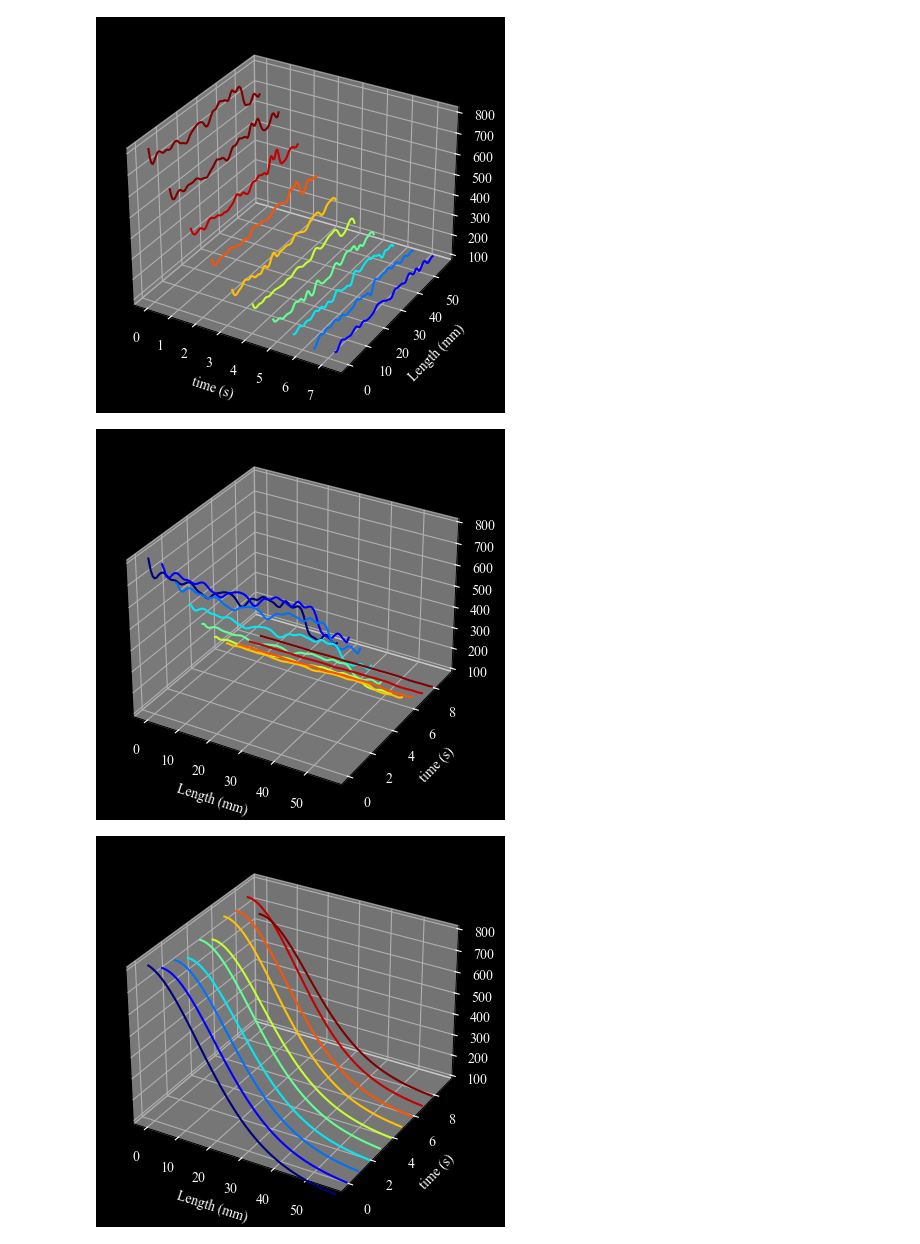
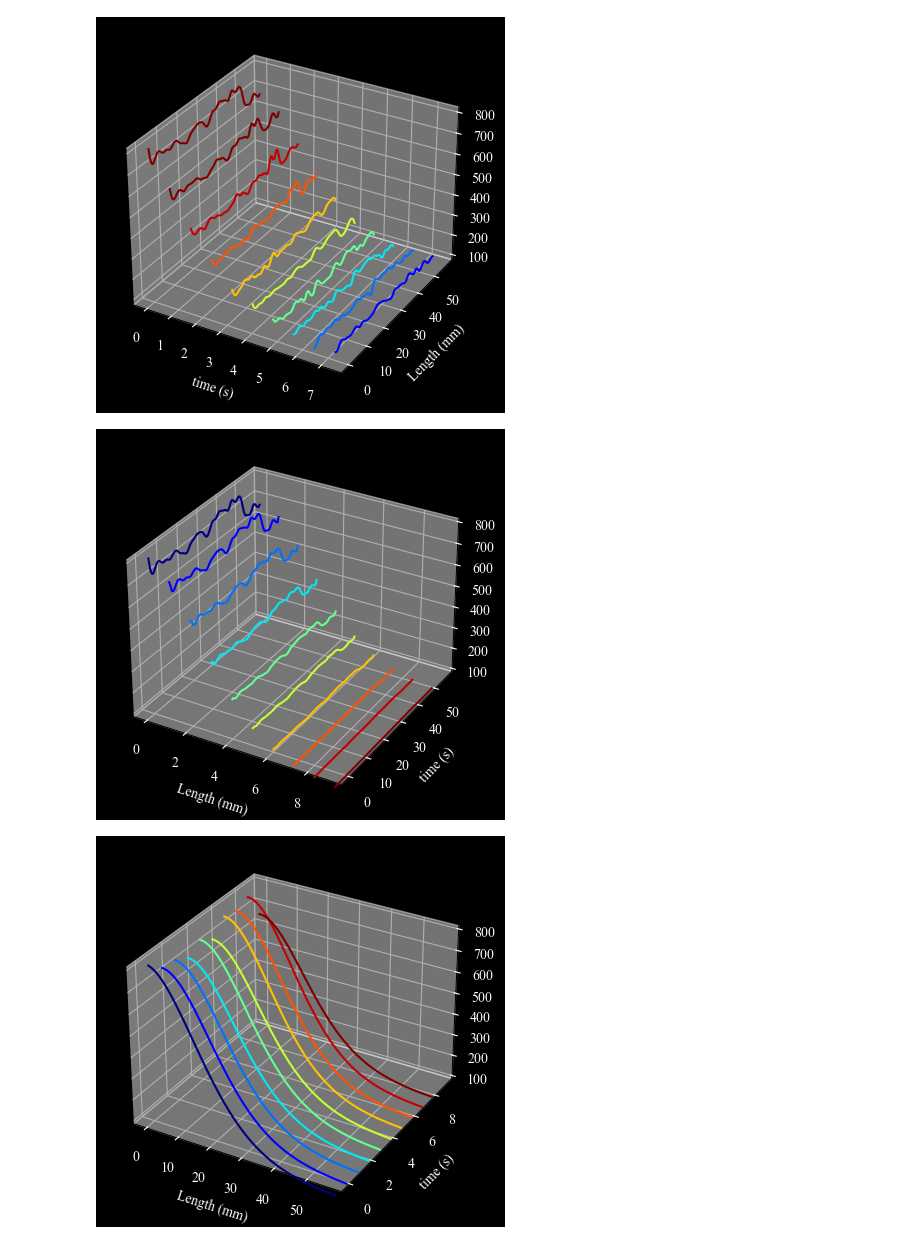
Before and after one commit to aseresti/ContrastDispersion, a Jupyter notebook: scripts/TestAutoPipeline.ipynb, the cells around one changed output. Cells and saved outputs as stored; diff of their text form; code cells hidden in the pictures.

Commit message:
update figures

```diff
--- a/scripts/TestAutoPipeline.ipynb
+++ b/scripts/TestAutoPipeline.ipynb
@@ -956,7 +876,7 @@ def Diffusion(Chat_ri, t, kappa, D, v, k):
     d_Chat_ri = np.concatenate((d_Chat.real, d_Chat.imag)).astype('float64')
     return d_Chat_ri
 
-Chat_ri = odeint(Diffusion, C0hat_ri, time, args=(kappa,D, 30, 0.2)) # 0.2 is for the exponential decay and was selected manually.
+Chat_ri = odeint(Diffusion, C0hat_ri, time, args=(kappa,D, 30, 0.25)) # k is for the exponential decay and was selected manually.
 
 Chat = Chat_ri[:,:N] + (1j) * Chat_ri[:,N:]
 
@@ -974,34 +894,34 @@ plt.set_cmap('jet_r')
 c_plot = C_Gaussian_filter[0:-1:10,:]
 for k in range(c_plot.shape[0]):
     ys = k*np.ones(c_plot.shape[1])
-    ax.plot(x_new,ys,c_plot[k,:], color = cm.jet(k*30))
+    ax.plot(ys,x_new,c_plot[k,:], color = cm.jet(k*30))
 
 
 ax.set_xlabel("Length (mm)")
 ax.set_ylabel("time (s)")
 ax.tick_params(colors="white")
 ax.xaxis.label.set_color("white")
 ax.yaxis.label.set_color("white")
 ax.zaxis.label.set_color("white")
 ax.set_zbound([100, 800])
 
 
 fig = plt.figure(facecolor="black")
 ax = fig.add_subplot(111, projection='3d', facecolor = "black")
 plt.set_cmap('jet_r')
 c_plot = C_Gaussian_filter[:,0:-1:10]
 for k in range(c_plot.shape[1]):
     ys = k*np.ones(c_plot.shape[0])
     ax.plot(x_new,ys,c_plot[:,k], color = cm.jet(k*30))
 
 
 ax.set_xlabel("Length (mm)")
 ax.set_ylabel("time (s)")
 ax.tick_params(colors="white")
 ax.xaxis.label.set_color("white")
 ax.yaxis.label.set_color("white")
 ax.zaxis.label.set_color("white")
 ax.set_zbound([100, 800])
 # %% [output]
-[figure, old version]
+[figure, new version]
-[figure, old version]
+[figure, new version]
```
Also changed, not shown: parts of 7 cells of this notebook.
